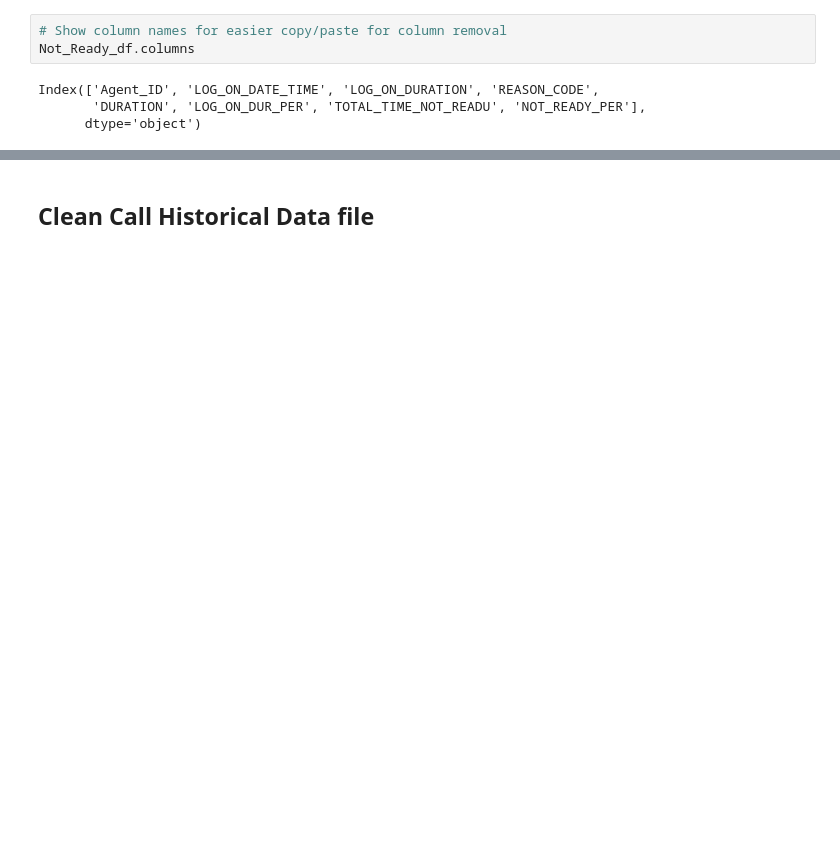
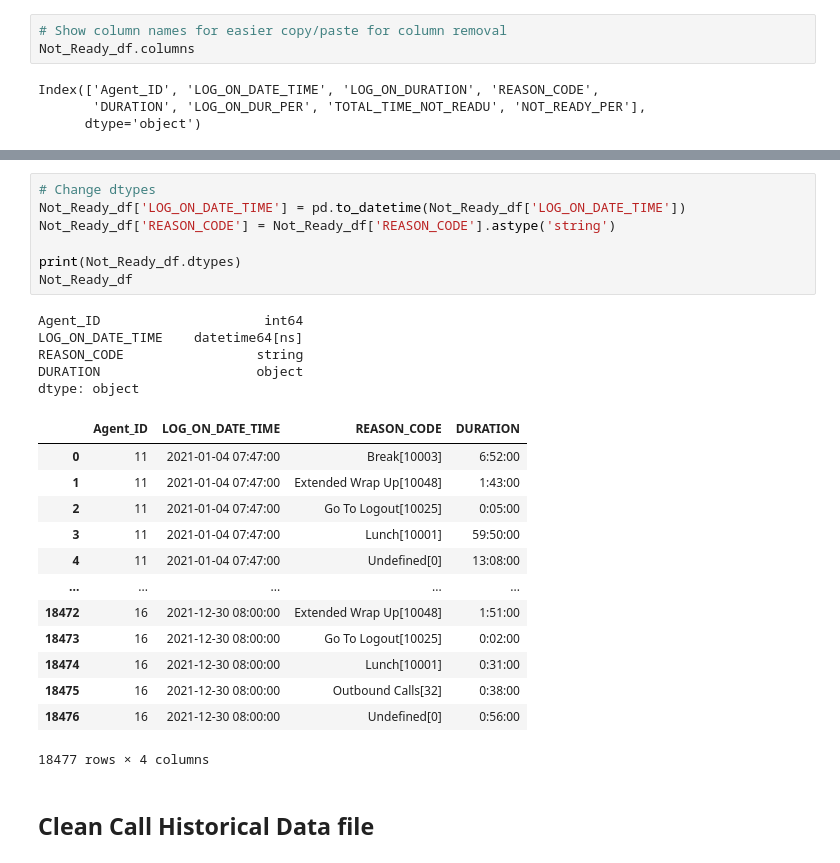
Before and after one commit to evanbruno617/Call_Response_Analysis, a Jupyter notebook: Clean_Data_2.ipynb, the cells around one changed output, grey strips where cells are left out. Cells and saved outputs as stored; diff of their text form; blank space fills up the shorter version.

```diff
--- a/Clean_Data_2.ipynb
+++ b/Clean_Data_2.ipynb
@@ -173,3 +226,29 @@ Agent_State_Summary_df.to_csv('file_name.csv', index=True)
+# %%
+# Change dtypes
+Not_Ready_df['LOG_ON_DATE_TIME'] = pd.to_datetime(Not_Ready_df['LOG_ON_DATE_TIME'])
+Not_Ready_df['REASON_CODE'] = Not_Ready_df['REASON_CODE'].astype('string')
+
+print(Not_Ready_df.dtypes)
+Not_Ready_df
+# %% [output]
+Agent_ID                     int64
+LOG_ON_DATE_TIME    datetime64[ns]
+REASON_CODE                 string
+DURATION                    object
+dtype: object
+|  | Agent_ID | LOG_ON_DATE_TIME | REASON_CODE | DURATION |
+| 0 | 11 | 2021-01-04 07:47:00 | Break[10003] | 6:52:00 |
+| 1 | 11 | 2021-01-04 07:47:00 | Extended Wrap Up[10048] | 1:43:00 |
+| 2 | 11 | 2021-01-04 07:47:00 | Go To Logout[10025] | 0:05:00 |
+| 3 | 11 | 2021-01-04 07:47:00 | Lunch[10001] | 59:50:00 |
+| 4 | 11 | 2021-01-04 07:47:00 | Undefined[0] | 13:08:00 |
+| ... | ... | ... | ... | ... |
+| 18472 | 16 | 2021-12-30 08:00:00 | Extended Wrap Up[10048] | 1:51:00 |
+| 18473 | 16 | 2021-12-30 08:00:00 | Go To Logout[10025] | 0:02:00 |
+| 18474 | 16 | 2021-12-30 08:00:00 | Lunch[10001] | 0:31:00 |
+| 18475 | 16 | 2021-12-30 08:00:00 | Outbound Calls[32] | 0:38:00 |
+| 18476 | 16 | 2021-12-30 08:00:00 | Undefined[0] | 0:56:00 |
+18477 rows × 4 columns
 # %% [markdown]
 ## Clean Call Historical Data file
 # %%
```
Also changed, not shown: parts of 15 cells of this notebook.
